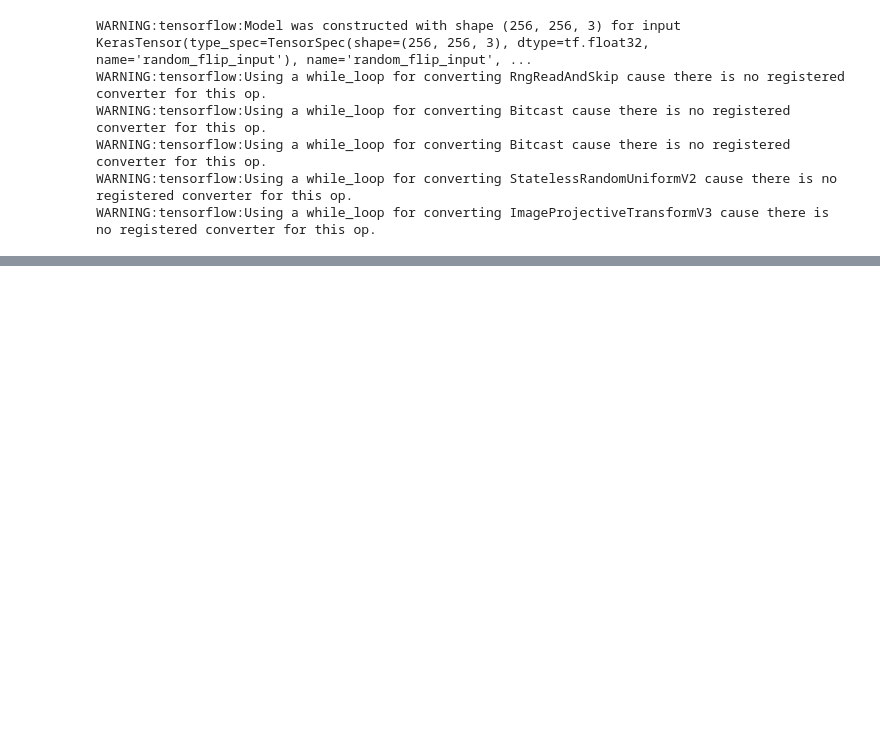
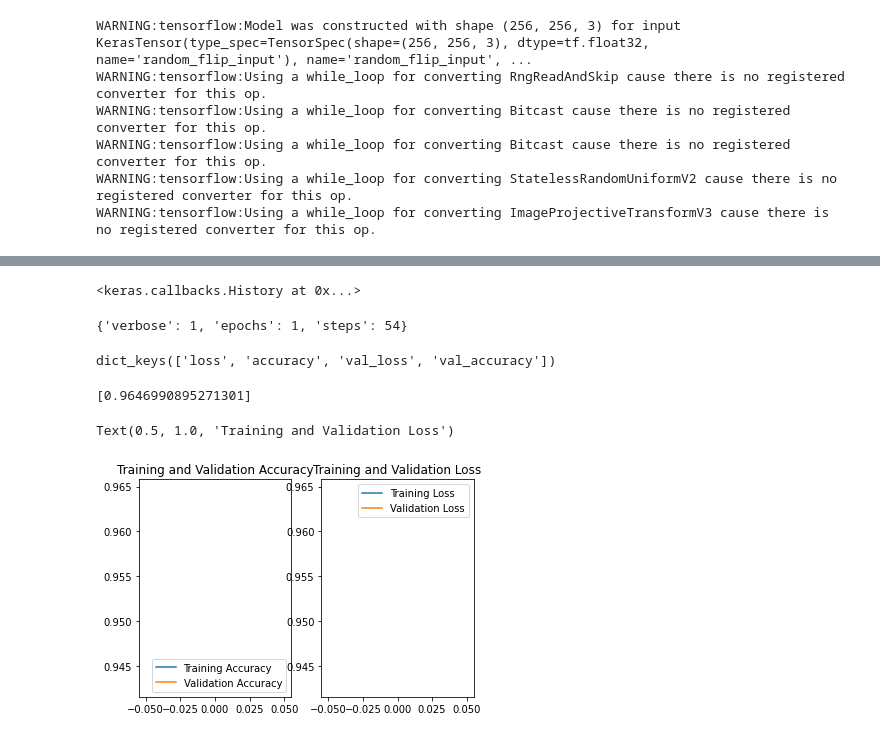
Before and after one commit to Muhammad-Ahtasham/DNNProjectSem05, a Jupyter notebook: Project DNN.ipynb, the cells around one changed output, grey strips where cells are left out. Cells and saved outputs as stored; diff of their text form; code cells hidden in the pictures; blank space fills up the shorter version.

Commit message:
plotted the training and validation losses

```diff
--- a/Project DNN.ipynb
+++ b/Project DNN.ipynb
@@ -234,0 +196,16 @@ for image_batch, label_batch in test_ds.take(1):
+# %%
+history
+# %% [output]
+<keras.callbacks.History at 0x...>
+# %%
+history.params
+# %% [output]
+{'verbose': 1, 'epochs': 1, 'steps': 54}
+# %%
+history.history.keys()
+# %% [output]
+dict_keys(['loss', 'accuracy', 'val_loss', 'val_accuracy'])
+# %%
+history.history['accuracy']
+# %% [output]
+[0.9646990895271301]
@@ -234,0 +218,17 @@ for image_batch, label_batch in test_ds.take(1):
+# %%
+#plt.figure = (figsize=(8, 8))
+plt.subplot(1, 2, 1)
+plt.plot(range(1), acc, label='Training Accuracy')
+plt.plot(range(1), val_acc, label='Validation Accuracy')
+plt.legend(loc= 'lower right')
+plt.title('Training and Validation Accuracy')
+
+
+plt.subplot(1, 2, 2)
+plt.plot(range(1), acc, label='Training Loss')
+plt.plot(range(1), val_acc, label='Validation Loss')
+plt.legend(loc= 'upper right')
+plt.title('Training and Validation Loss')
+# %% [output]
+Text(0.5, 1.0, 'Training and Validation Loss')
+[figure, added]
```
Also changed, not shown: parts of 14 cells of this notebook.
